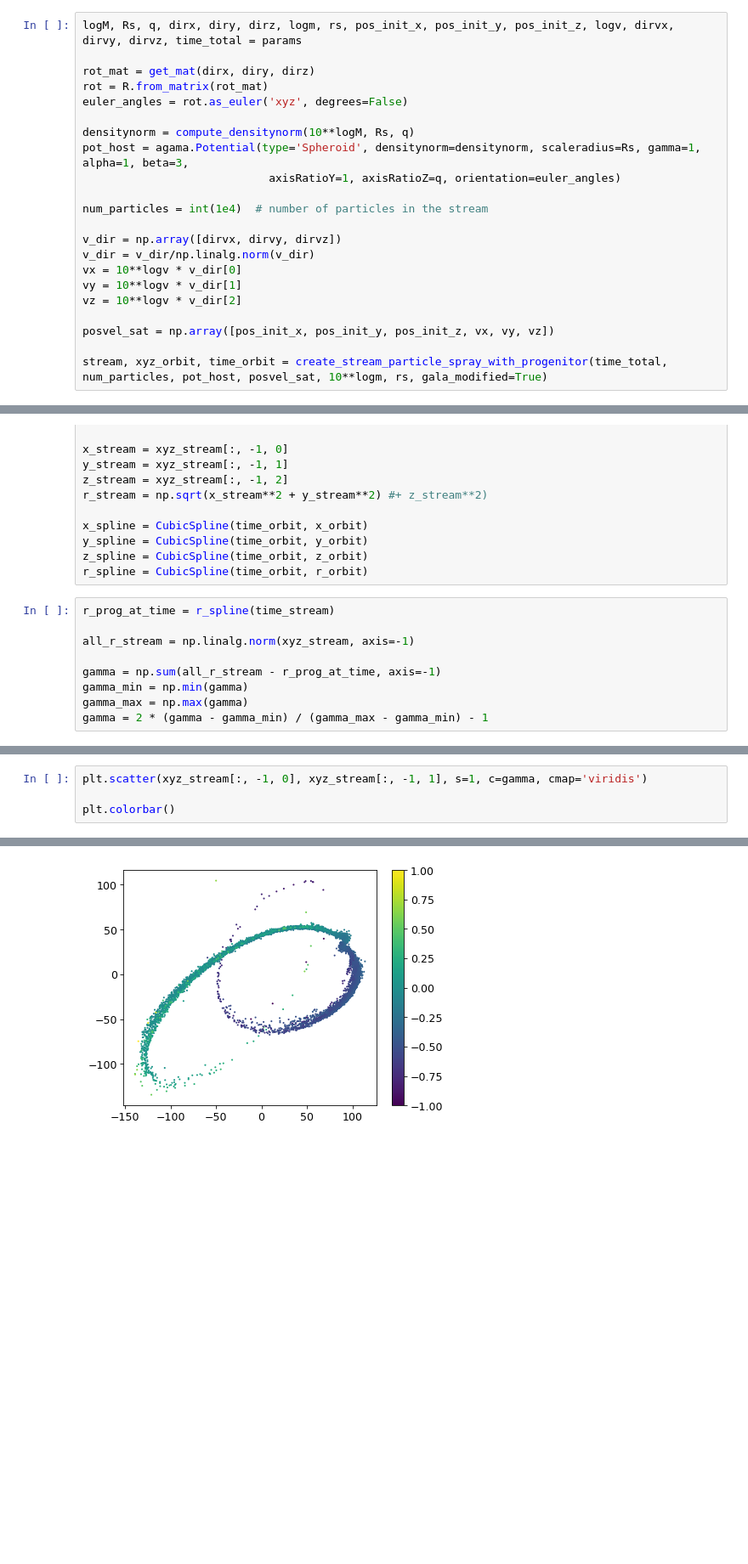
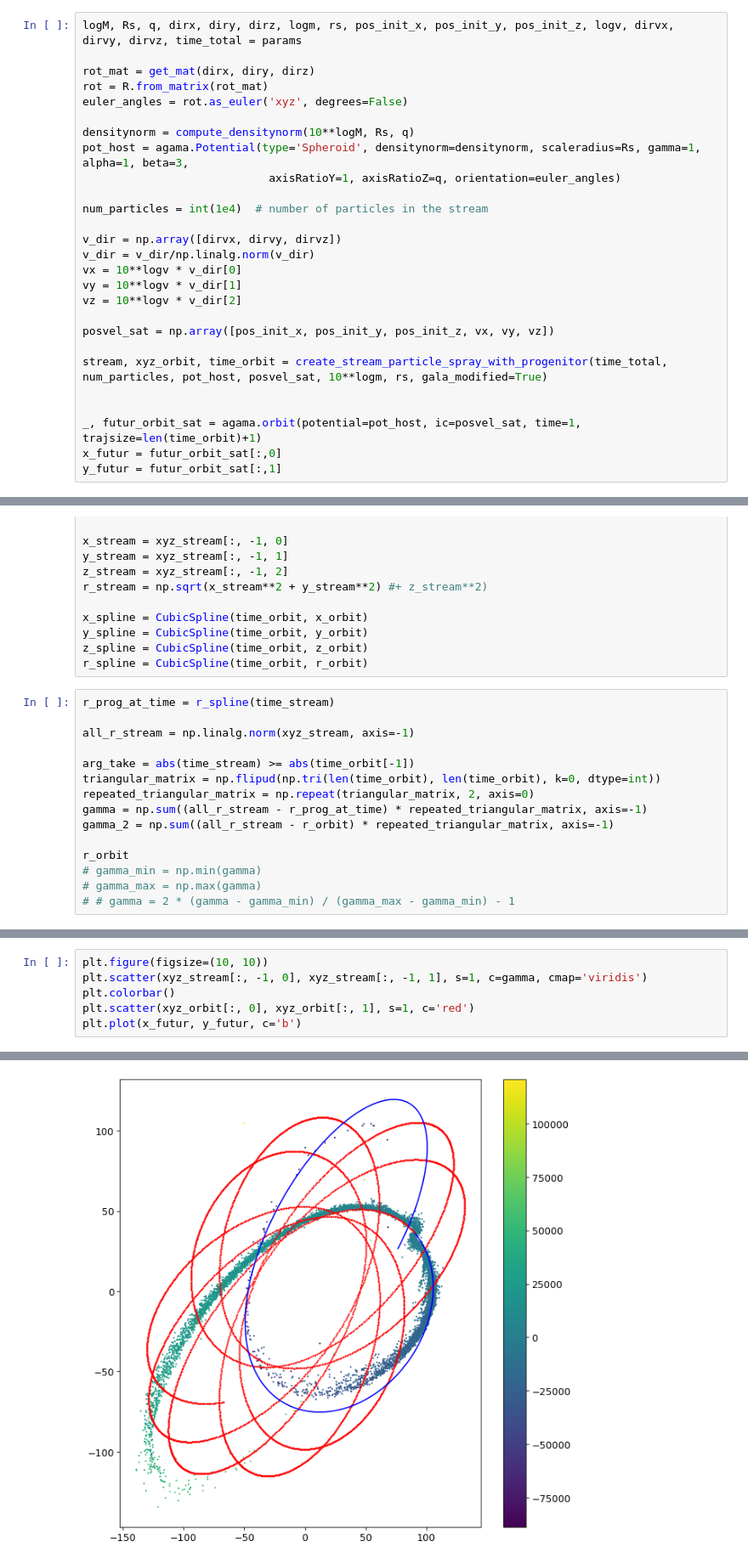
Before and after one commit to David-Chemaly/Stream_Modeling, a Jupyter notebook: get_ordering.ipynb, the cells around one changed output, grey strips where cells are left out. Shown: that part at 85% size. Cells and saved outputs as stored; diff of their text form; blank space fills up the shorter version.

```diff
--- a/get_ordering.ipynb
+++ b/get_ordering.ipynb
@@ -46,3 +102,8 @@ vz = 10**logv * v_dir[2]
 posvel_sat = np.array([pos_init_x, pos_init_y, pos_init_z, vx, vy, vz])
 
 stream, xyz_orbit, time_orbit = create_stream_particle_spray_with_progenitor(time_total, num_particles, pot_host, posvel_sat, 10**logm, rs, gala_modified=True)
+
+
+_, futur_orbit_sat = agama.orbit(potential=pot_host, ic=posvel_sat, time=1, trajsize=len(time_orbit)+1)
+x_futur = futur_orbit_sat[:,0]
+y_futur = futur_orbit_sat[:,1]
@@ -71,7 +140,13 @@ r_prog_at_time = r_spline(time_stream)
 
 all_r_stream = np.linalg.norm(xyz_stream, axis=-1)
 
-gamma = np.sum(all_r_stream - r_prog_at_time, axis=-1)
-gamma_min = np.min(gamma)
-gamma_max = np.max(gamma)
-gamma = 2 * (gamma - gamma_min) / (gamma_max - gamma_min) - 1
+arg_take = abs(time_stream) >= abs(time_orbit[-1])
+triangular_matrix = np.flipud(np.tri(len(time_orbit), len(time_orbit), k=0, dtype=int))
+repeated_triangular_matrix = np.repeat(triangular_matrix, 2, axis=0)
+gamma = np.sum((all_r_stream - r_prog_at_time) * repeated_triangular_matrix, axis=-1)
+gamma_2 = np.sum((all_r_stream - r_orbit) * repeated_triangular_matrix, axis=-1)
+
+r_orbit
+# gamma_min = np.min(gamma)
+# gamma_max = np.max(gamma)
+# # gamma = 2 * (gamma - gamma_min) / (gamma_max - gamma_min) - 1
@@ -78,5 +173,7 @@ gamma = 2 * (gamma - gamma_min) / (gamma_max - gamma_min) - 1
 # %%
+plt.figure(figsize=(10, 10))
 plt.scatter(xyz_stream[:, -1, 0], xyz_stream[:, -1, 1], s=1, c=gamma, cmap='viridis')
-
 plt.colorbar()
+plt.scatter(xyz_orbit[:, 0], xyz_orbit[:, 1], s=1, c='red')
+plt.plot(x_futur, y_futur, c='b')
 # %% [output]
@@ -84,3 +181,3 @@ plt.colorbar()
-[figure, old version]
+[figure, new version]
 # %%
 # Define the number of bins
```
Also changed, not shown: parts of 12 cells of this notebook, 3 other files.
